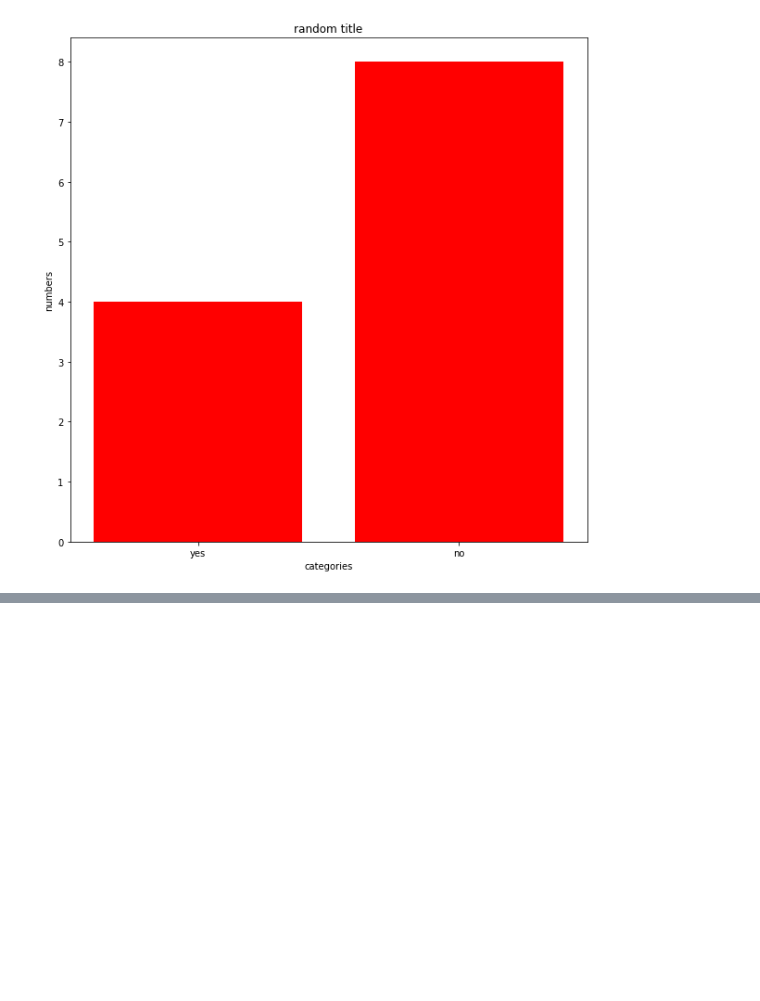
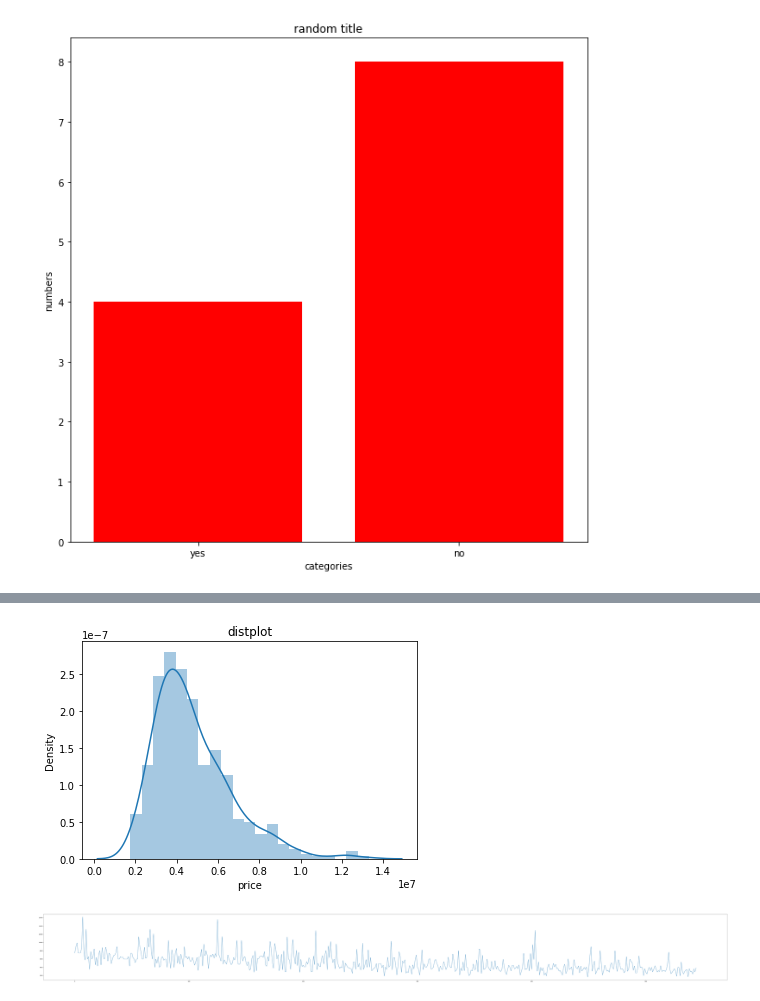
Before and after one commit to jagadeesh-gajula/code-sharing-repo, a Jupyter notebook: data visualization _ .ipynb, the cells around one changed output, grey strips where cells are left out. Cells and saved outputs as stored; diff of their text form; code cells hidden in the pictures; blank space fills up the shorter version.

```diff
--- a/data visualization _ .ipynb
+++ b/data visualization _ .ipynb
@@ -20,0 +42,19 @@ plt.show()
+# %%
+import seaborn as sns
+
+plt.title("distplot")
+sns.distplot(data.price)
+plt.show()
+# %% [output]
+[figure, added]
+# %%
+import numpy as np
+
+
+x = np.arange(data.shape[0])
+y = data.area
+plt.figure(figsize=(100,10))
+plt.plot(x,y)
+plt.show()
+# %% [output]
+[figure, added]
```
Also changed, not shown: parts of 11 cells of this notebook.
